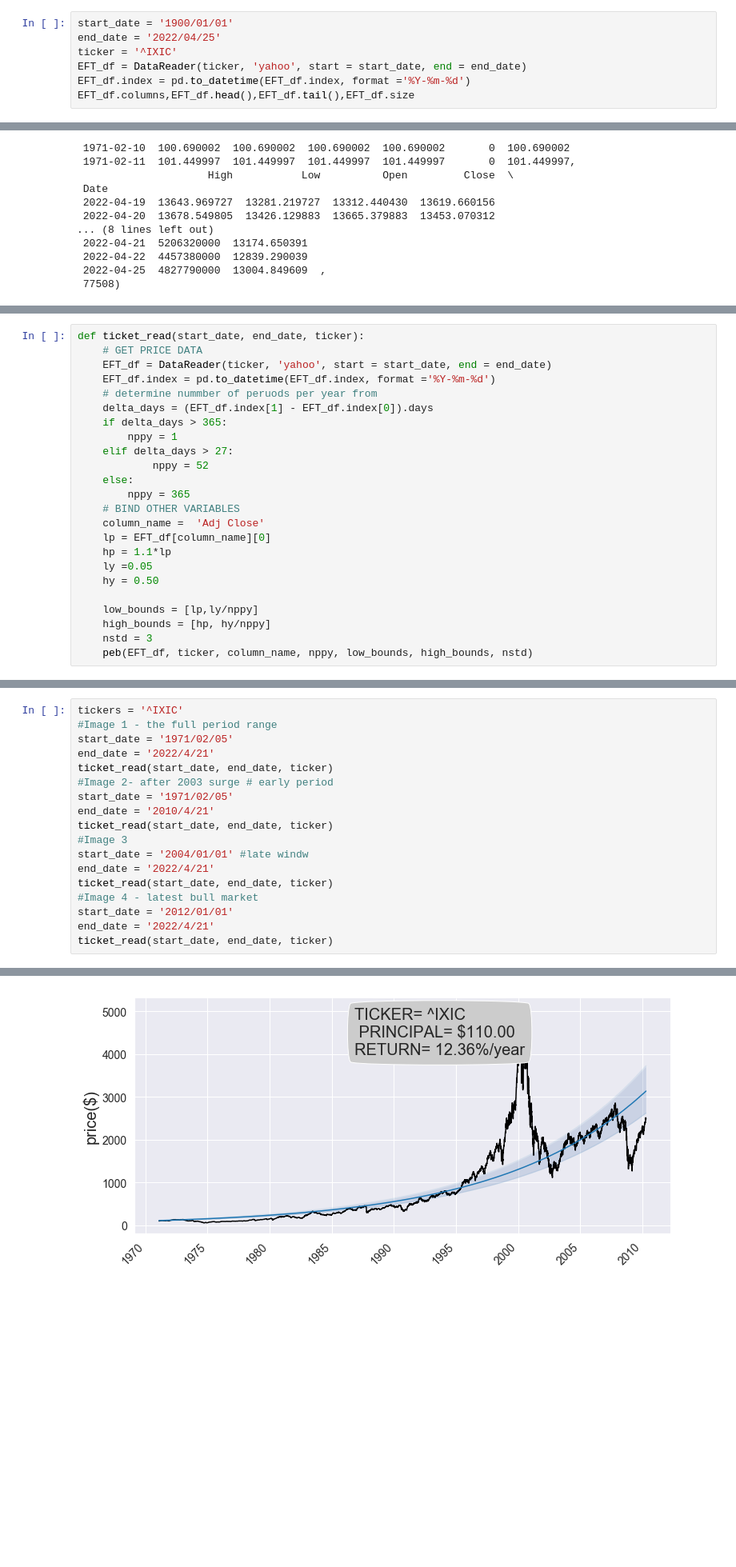
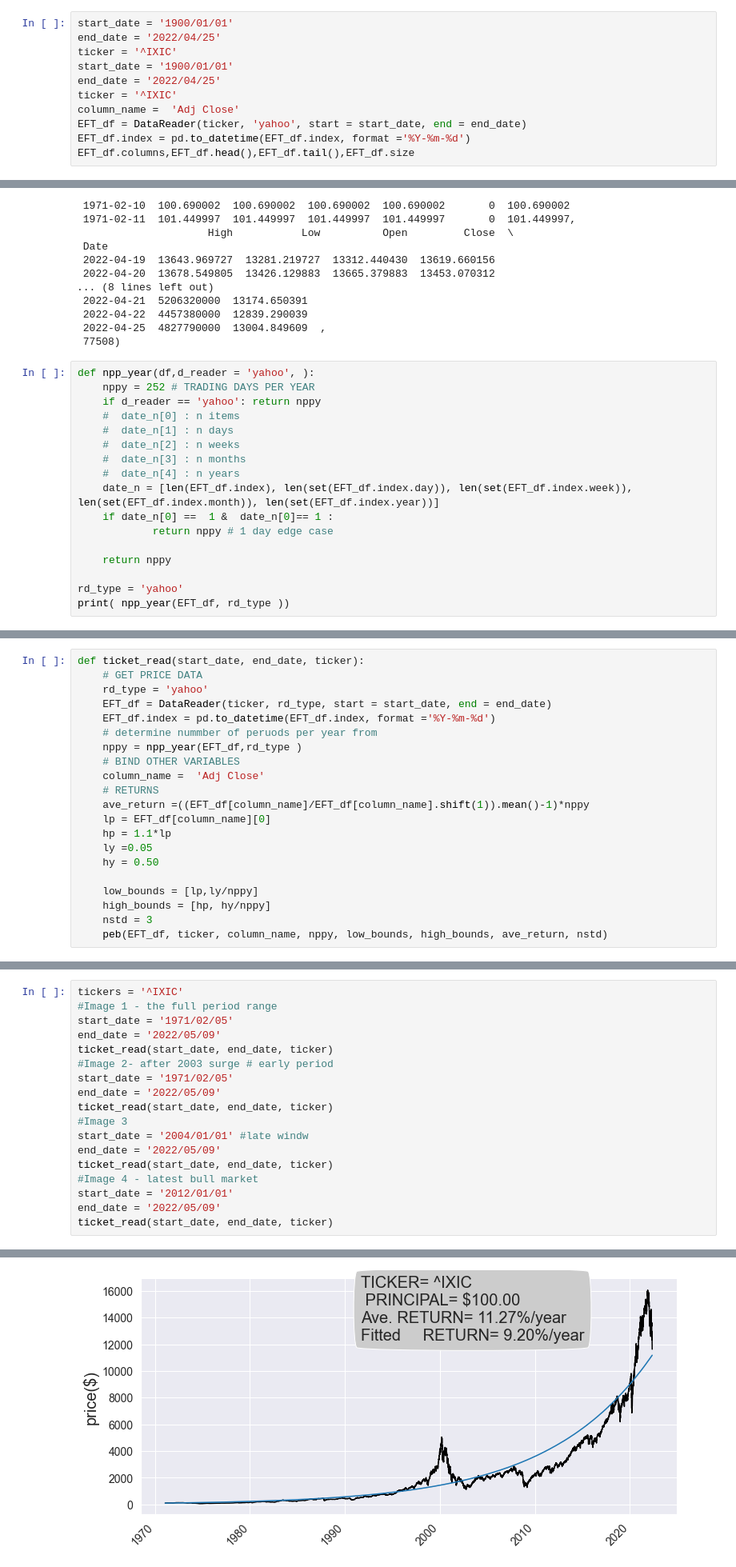
Before and after one commit to bcottman/FinMrkt, a Jupyter notebook: src/returnfit.ipynb, the cells around one changed output, grey strips where cells are left out. Shown at 80% size. Cells and saved outputs as stored; diff of their text form; blank space fills up the shorter version.

```diff
--- a/src/returnfit.ipynb
+++ b/src/returnfit.ipynb
@@ -167,6 +196,10 @@ import plotly.express as px
 start_date = '1900/01/01'
 end_date = '2022/04/25'
 ticker = '^IXIC'
+start_date = '1900/01/01'
+end_date = '2022/04/25'
+ticker = '^IXIC'
+column_name =  'Adj Close'
 EFT_df = DataReader(ticker, 'yahoo', start = start_date, end = end_date)
 EFT_df.index = pd.to_datetime(EFT_df.index, format ='%Y-%m-%d')
 EFT_df.columns,EFT_df.head(),EFT_df.tail(),EFT_df.size
@@ -188,3 +221,20 @@ EFT_df.columns,EFT_df.head(),EFT_df.tail(),EFT_df.size
  2022-04-22  4457380000  12839.290039
  2022-04-25  4827790000  13004.849609  ,
  77508)
+# %%
+def npp_year(df,d_reader = 'yahoo', ):
+    nppy = 252 # TRADING DAYS PER YEAR
+    if d_reader == 'yahoo': return nppy
+    #  date_n[0] : n items
+    #  date_n[1] : n days
+    #  date_n[2] : n weeks
+    #  date_n[3] : n months
+    #  date_n[4] : n years
+    date_n = [len(EFT_df.index), len(set(EFT_df.index.day)), len(set(EFT_df.index.week)), len(set(EFT_df.index.month)), len(set(EFT_df.index.year))]
+    if date_n[0] ==  1 &  date_n[0]== 1 :
+            return nppy # 1 day edge case
+
+    return nppy
+
+rd_type = 'yahoo'
+print( npp_year(EFT_df, rd_type ))
@@ -191,18 +248,15 @@ EFT_df.columns,EFT_df.head(),EFT_df.tail(),EFT_df.size
 # %%
 def ticket_read(start_date, end_date, ticker):
     # GET PRICE DATA
-    EFT_df = DataReader(ticker, 'yahoo', start = start_date, end = end_date)
+    rd_type = 'yahoo'
+    EFT_df = DataReader(ticker, rd_type, start = start_date, end = end_date)
     EFT_df.index = pd.to_datetime(EFT_df.index, format ='%Y-%m-%d')
     # determine nummber of peruods per year from
-    delta_days = (EFT_df.index[1] - EFT_df.index[0]).days
-    if delta_days > 365:
-        nppy = 1
-    elif delta_days > 27:
-            nppy = 52
-    else:
-        nppy = 365
+    nppy = npp_year(EFT_df,rd_type )
     # BIND OTHER VARIABLES
     column_name =  'Adj Close'
+    # RETURNS
+    ave_return =((EFT_df[column_name]/EFT_df[column_name].shift(1)).mean()-1)*nppy
     lp = EFT_df[column_name][0]
     hp = 1.1*lp
     ly =0.05
@@ -211,7 +265,7 @@ def ticket_read(start_date, end_date, ticker):
     low_bounds = [lp,ly/nppy]
     high_bounds = [hp, hy/nppy]
     nstd = 3
-    peb(EFT_df, ticker, column_name, nppy, low_bounds, high_bounds, nstd)
+    peb(EFT_df, ticker, column_name, nppy, low_bounds, high_bounds, ave_return, nstd)
 # %%
 start_date = '1900/01/01'
 end_date = '2022/04/25'
@@ -223,18 +284,18 @@ ticket_read(start_date, end_date, ticker)
 tickers = '^IXIC'
 #Image 1 - the full period range
 start_date = '1971/02/05'
-end_date = '2022/4/21'
+end_date = '2022/05/09'
 ticket_read(start_date, end_date, ticker)
 #Image 2- after 2003 surge # early period
 start_date = '1971/02/05'
-end_date = '2010/4/21'
+end_date = '2022/05/09'
 ticket_read(start_date, end_date, ticker)
 #Image 3
 start_date = '2004/01/01' #late windw
-end_date = '2022/4/21'
+end_date = '2022/05/09'
 ticket_read(start_date, end_date, ticker)
 #Image 4 - latest bull market
 start_date = '2012/01/01'
-end_date = '2022/4/21'
+end_date = '2022/05/09'
 ticket_read(start_date, end_date, ticker)
 # %% [output]
@@ -242 +309 @@ ticket_read(start_date, end_date, ticker)
-[figure, old version]
+[figure, new version]
```
Also changed, not shown: parts of 13 cells of this notebook, 7 other files.
